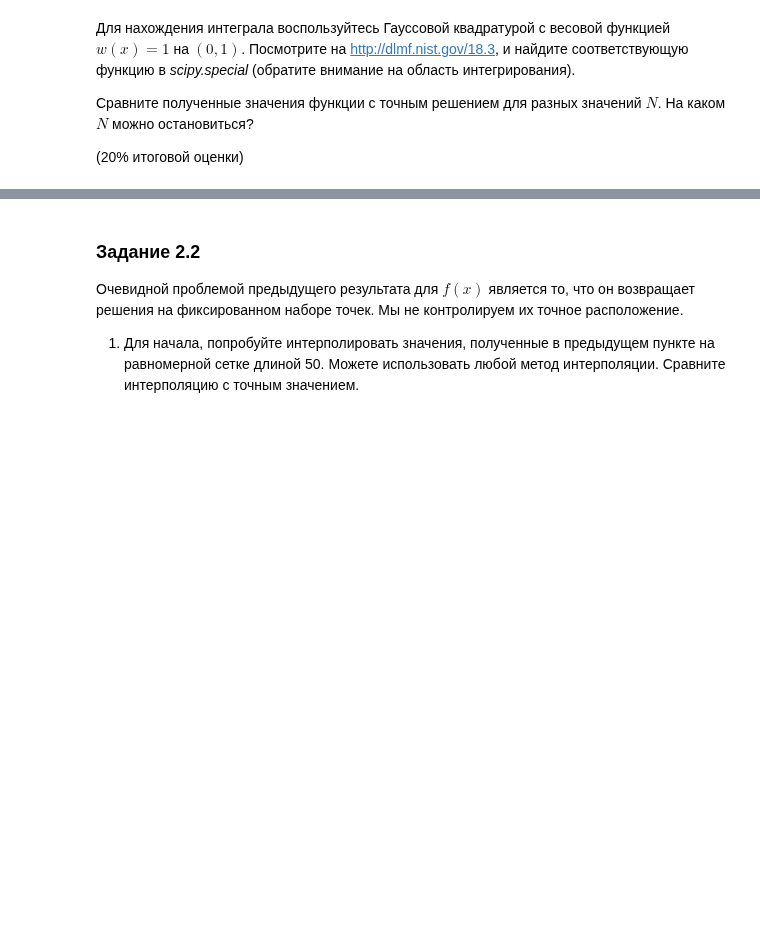
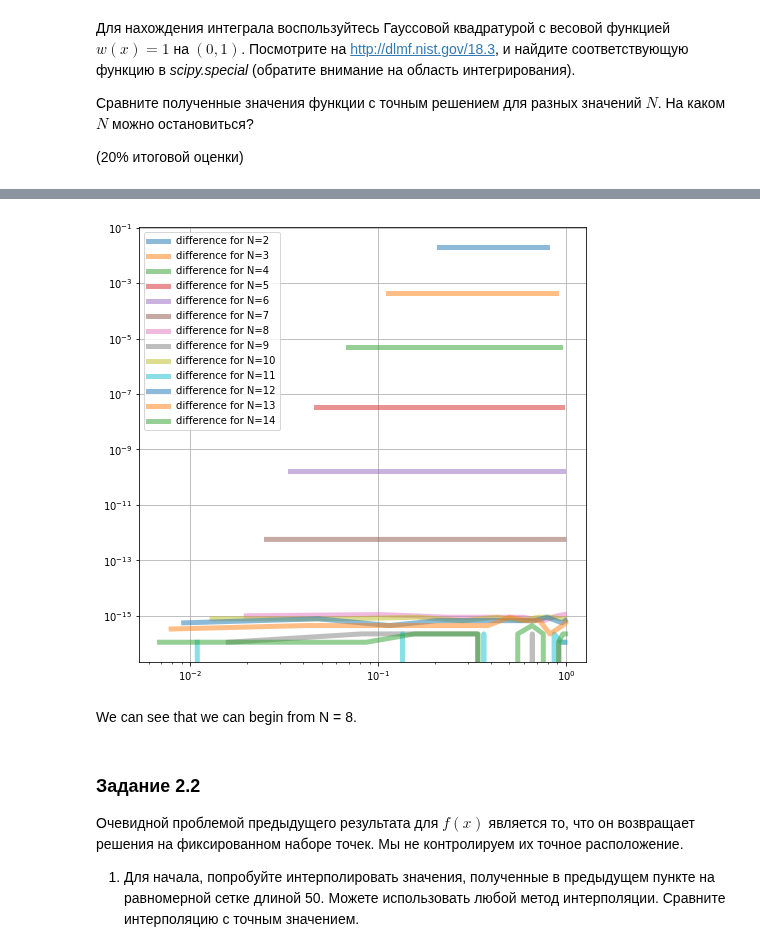
Before and after one commit to ev-br/CP2020, a Jupyter notebook: week_8_Advanced_Integrals.ipynb, the cells around one changed output, grey strips where cells are left out. Drawn from its saved outputs; the diff is of its cells as text; code cells hidden in the pictures; blank space fills up the shorter version.

```diff
--- a/week_8_Advanced_Integrals.ipynb
+++ b/week_8_Advanced_Integrals.ipynb
@@ -212,7 +212,7 @@ $$
 # %%
 a, b = 0, 1
 
-lmbda = 0.5
+lmbd = 0.5
 
 def K(x, t):
     return 1
@@ -222,29 +222,27 @@ def g(x):
 
 def solve_e1(N):
     x, w = roots_sh_legendre(N)
-    # construct the weight matrix
-    Kmat = np.empty((N, N))
+    Wmat = np.zeros((N, N))
     for i in range(N):
         for j in range(N):
-            Kmat[i, j] = w[j] * K(x[i], x[j])
+            Wmat[i, j] = w[j] * K(x[i], x[j])
 
 
-    lhs = np.eye(N) - lmbda*Kmat
-    rhs = [g(_) for _ in x]
+    lhs = lmbd*Wmat - np.eye(N)
+    rhs = -g(x)
 
-    soln = solve(lhs, rhs)
-    return x, soln
+    solv = solve(lhs, rhs)
+    return x, solv
 # %%
 xx = np.linspace(0, 1, 51)
 plt.figure(figsize=(8,8))
-plt.subplot(2, 2, 3)plt.subplot(2, 2, 3)
-plt.plot(xx, np.sin(np.pi*xx) + 2./np.pi, '-', lw=5, alpha=0.5, label='ground truth')
 
 
-for N in [5, 10, 15]:
+
+for N in range(2,15):
     x, y = solve_e1(N)
-
-    plt.plot(x, y, 'o', lw=3, ms=10, label='N = %s' % N)
+    plt.loglog(x, np.abs(np.sin(np.pi*x) + 2./np.pi-y), '-', lw=5, alpha=0.5, label='difference for N=' + str(N))
 
 plt.legend(loc='best')
+plt.grid()
 # %% [output]
@@ -252,3 +249,6 @@ SyntaxError: invalid syntax (<ipython-input-51-bcbb70fea6fb>, line 3)
+[figure, added]
+# %% [markdown]
+We can see that we can begin from N = 8.
 # %% [markdown]
 ### Задание 2.2
 
```
Also changed, not shown: parts of 3 cells of this notebook.
